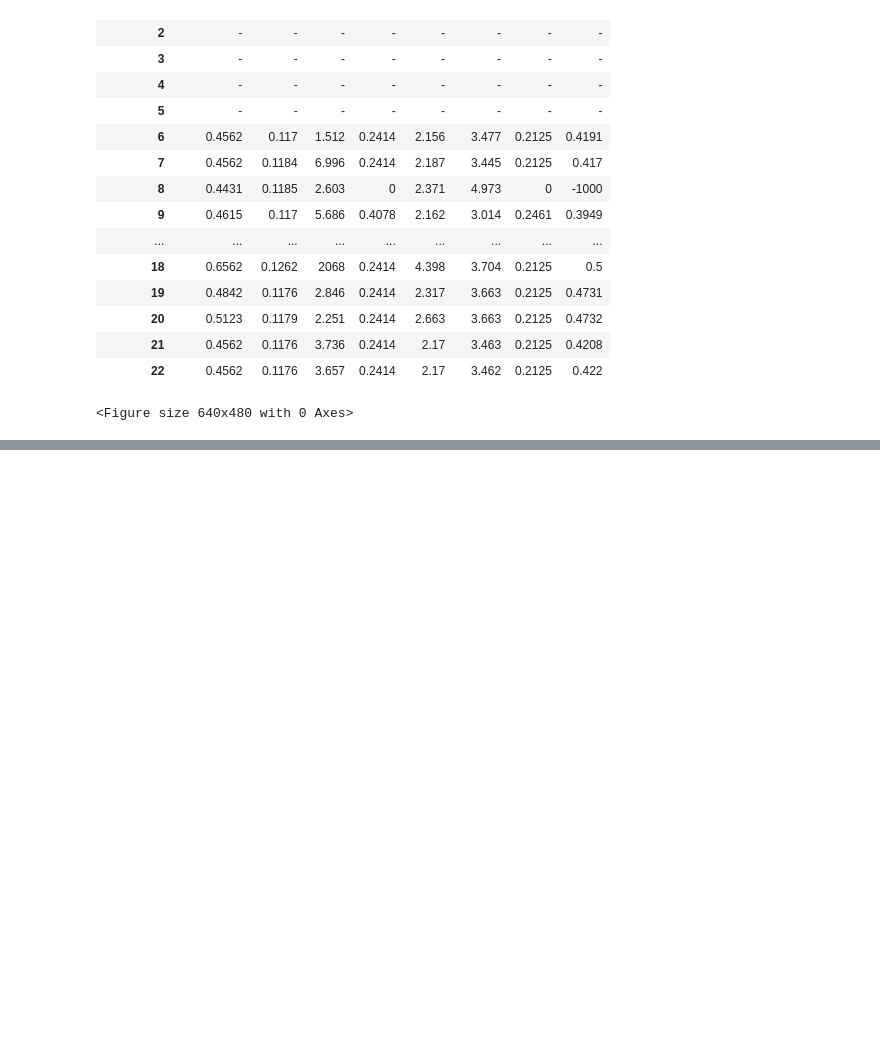
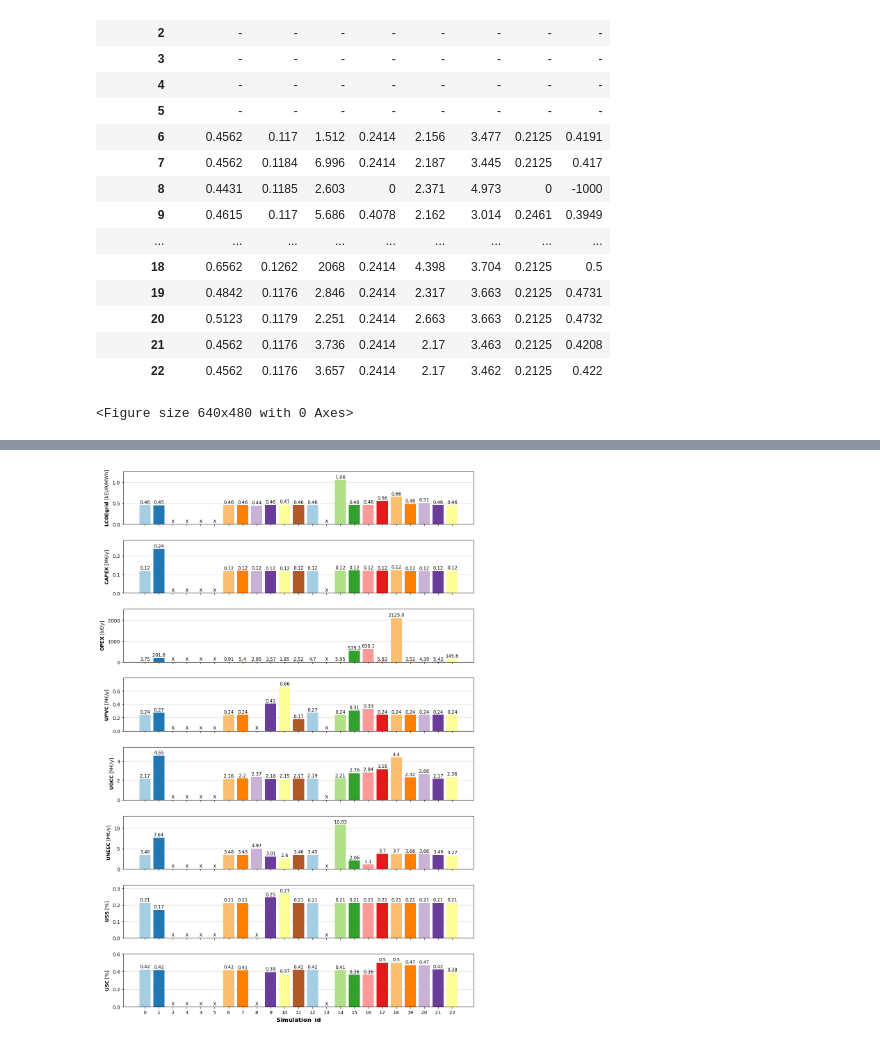
Before and after one commit to ManCornet/MasterThesis, a Jupyter notebook: process_simulations.ipynb, the cells around one changed output, grey strips where cells are left out. Cells and saved outputs as stored; diff of their text form; code cells hidden in the pictures; blank space fills up the shorter version.

```diff
--- a/process_simulations.ipynb
+++ b/process_simulations.ipynb
@@ -486 +500,82 @@ print(list(df_key_KPIs_single.index))
+# %%
+# -- Plot simulations with single commodity radiality constraints --
+import math
+import seaborn as sns
+
+# Color palette
+colors_smart = sns.color_palette("Paired", 23)
+
+# -- Create plots --
+grid_h = len(df_key_KPIs_single.columns)
+grid_w = 1
+fig = plt.figure(figsize = (13, 20))
+gs  = gridspec.GridSpec(grid_h, grid_w, wspace = 0.05, hspace = 0.3, figure = fig)
+
+factor = 5
+
+# All the simulation indexes
+index_simu = list(df_key_KPIs_single.index)
+
+# Looping over each plots
+for line, kpi in enumerate(df_key_KPIs_single.columns):
+
+    # Creation of subplot
+    ax = plt.subplot(gs[line, 0])
+    ax.grid(visible=False, axis='x')
+    ax.grid(visible=True, axis='y',alpha=0.5)
+    ax.set_axisbelow(True)
+    plt.xlabel(r"$\bf{Simulation \; \; id}$", fontsize = 12)
+
+    # Fixing y scale
+    # ax.set_ylim(bottom = -0.6, top = 1.1)
+    # ax.tick_params(axis = 'y', labelsize = 10)
+
+    # Removing x-labels
+    ax.set_xticks(df_key_KPIs_single.index)
+    ax.label_outer()
+    #ax.grid(visible=True, axis='y',alpha=0.5)
+
+    # Values
+    values = df_key_KPIs_single[kpi]
+
+    vmax = 0
+    vmin = 0
+
+    # Looping over all the simulations
+    for index_sim, val in enumerate(values):
+
+        # FAILURE
+        if val == "-" or val == -1000:
+            val = 0
+
+        # Making sure its a float
+        val = float(val)
+
+        # Plotting
+        bars = ax.bar(index_sim, val, color = colors_smart[index_sim])
+
+        # Updating y limits
+        vmax = max(vmax, val)
+        vmin = min(vmin, val)
+
+        # Beautifier
+        beau_name = "X" if val == 0.0 else round(val, 2)
+
+        # Adding a nice ass looking text on top of the bar
+        for bar in bars:
+            height = bar.get_height()
+            ax.annotate(beau_name, xy=(bar.get_x() + bar.get_width() / 2, height), xytext=(0, 1),
+            textcoords="offset points", ha='center', va='bottom', fontsize = 9.5)
+
+        ax.set_ylim(bottom = vmin, top = vmax * (1 + 1/factor))
+
+
+    # Adding title with term
+    plt.ylabel(r"$\bf{" + kpi[0] + r"}$" + f" [{kpi[1]}]", fontsize = 10)
+    #spacing = 0.100
+    #.subplots_adjust(bottom=spacing)
+
+plt.savefig(f"kpi_single.pdf", bbox_inches='tight')
+# %% [output]
+[figure, added]
 # %%
```
Also changed, not shown: parts of 17 cells of this notebook, 1 other file.
